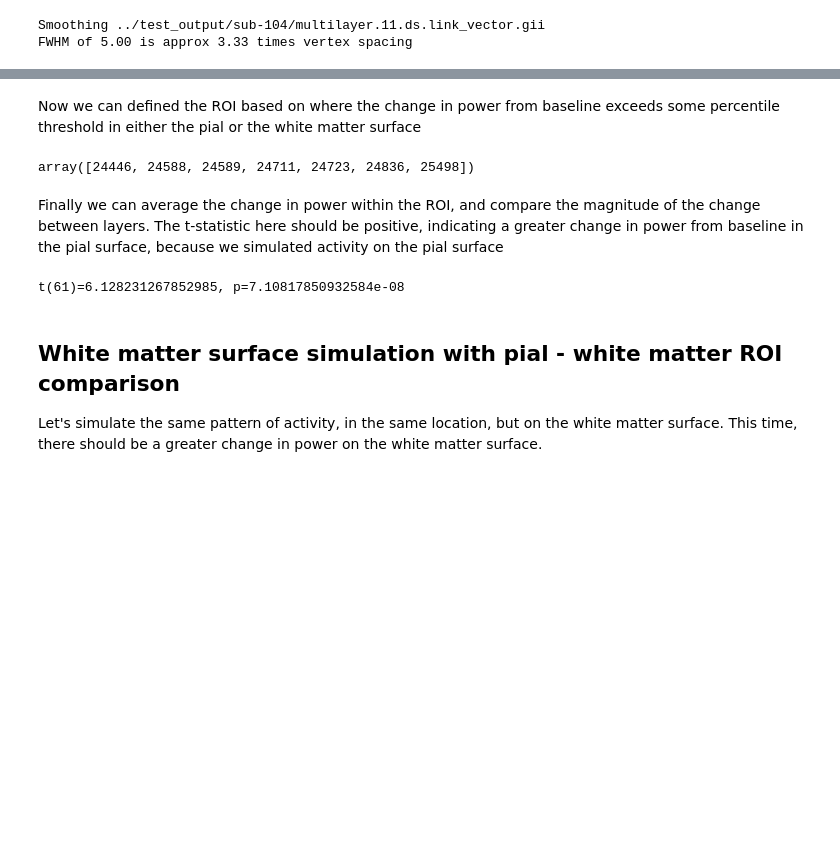
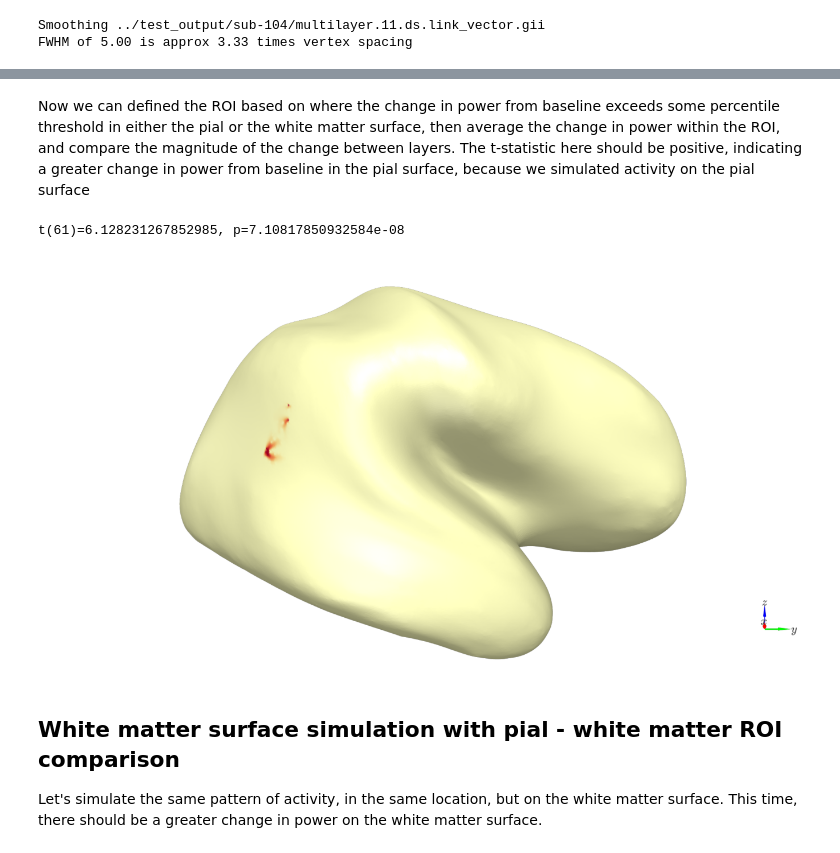
Before and after one commit to danclab/laMEG, a Jupyter notebook: tutorials/tutorial_05_roi_power_analysis.ipynb, the cells around one changed output, grey strips where cells are left out. Drawn from its saved outputs; the diff is of its cells as text; code cells hidden in the pictures; blank space fills up the shorter version.

Commit message:
refactored roi_power_comparison
Former-commit-id: 6edce8d2d5e0337d4501b85e04f95f6157ac7235

```diff
--- a/tutorials/tutorial_05_roi_power_analysis.ipynb
+++ b/tutorials/tutorial_05_roi_power_analysis.ipynb
@@ -266,28 +200,40 @@ white_plot = show_surface(orig_inflated, colors=white_colors, info=True, camera_
 # %% [markdown]
-Now we can defined the ROI based on where the change in power from baseline exceeds some percentile threshold in either the pial or the white matter surface
+Now we can defined the ROI based on where the change in power from baseline exceeds some percentile threshold in either the pial or the white matter surface, then average the change in power within the ROI, and compare the magnitude of the change between layers. The t-statistic here should be positive, indicating a greater change in power from baseline in the pial surface, because we simulated activity on the pial surface
-# %%
-pial_t_statistic, pial_p_value = ttest_rel_corrected((pial_exp_power-pial_base_power), axis=-1)
-white_t_statistic, white_p_value = ttest_rel_corrected((white_exp_power-white_base_power), axis=-1)
-
-pial_thresh = np.percentile(pial_t_statistic, 99.99)
-white_thresh = np.percentile(white_t_statistic, 99.99)
-roi_idx = np.where((pial_t_statistic > pial_thresh) | (white_t_statistic > white_thresh))[0]
-# %% [output]
-array([24446, 24588, 24589, 24711, 24723, 24836, 25498])
-# %% [markdown]
-Finally we can average the change in power within the ROI, and compare the magnitude of the change between layers. The t-statistic here should be positive, indicating a greater change in power from baseline in the pial surface, because we simulated activity on the pial surface
-# %%
-pial_roi_power_change = np.mean(pial_power_change[roi_idx,:], axis=0)
-white_roi_power_change = np.mean(white_power_change[roi_idx,:], axis=0)
-
-# Compare power t statistic should be positive (more power in pial layer)
-laminar_t_statistic, laminar_p_value = ttest_rel_corrected(
-    np.abs(pial_roi_power_change)-np.abs(white_roi_power_change),
-    axis=-1
-)
-print(f't({len(pial_roi_power_change)-1})={laminar_t_statistic}, p={laminar_p_value}')
-# %% [output]
-t(61)=6.128231267852985, p=7.10817850932584e-08
+# %%
+laminar_t_statistic, laminar_p_value, df, roi_idx = roi_power_comparison(
+    pial_sim_fname,
+    [0, 500],
+    [-500, 0],
+    mesh,
+    n_layers,
+    99.99,
+    mu_matrix=MU
+)
+print(f't({df})={laminar_t_statistic}, p={laminar_p_value}')
+
+roi=np.zeros(verts_per_surf)
+roi[roi_idx]=1
+
+# Interpolate for display on the original inflated surface
+interpolated_data = interpolate_data(orig_inflated, ds_inflated, roi)
+
+# Plot colors and camera view
+c_range = [-1, 1]
+cam_view=[289, 32, -19,
+          3.5, 29, 26,
+          0, 0, 1]
+
+# Plot change in power on each surface
+colors,_ = color_map(
+    interpolated_data,
+    "RdYlBu_r",
+    c_range[0],
+    c_range[1]
+)
+plot = show_surface(orig_inflated, colors=colors, info=True, camera_view=cam_view)
+# %% [output]
+t(61)=6.128231267852985, p=7.10817850932584e-08
+[figure, added]
 # %% [markdown]
 ## White matter surface simulation with pial - white matter ROI comparison
 Let's simulate the same pattern of activity, in the same location, but on the white matter surface. This time, there should be a greater change in power on the white matter surface.
```
Also changed, not shown: parts of 8 cells of this notebook, 1 other file.
